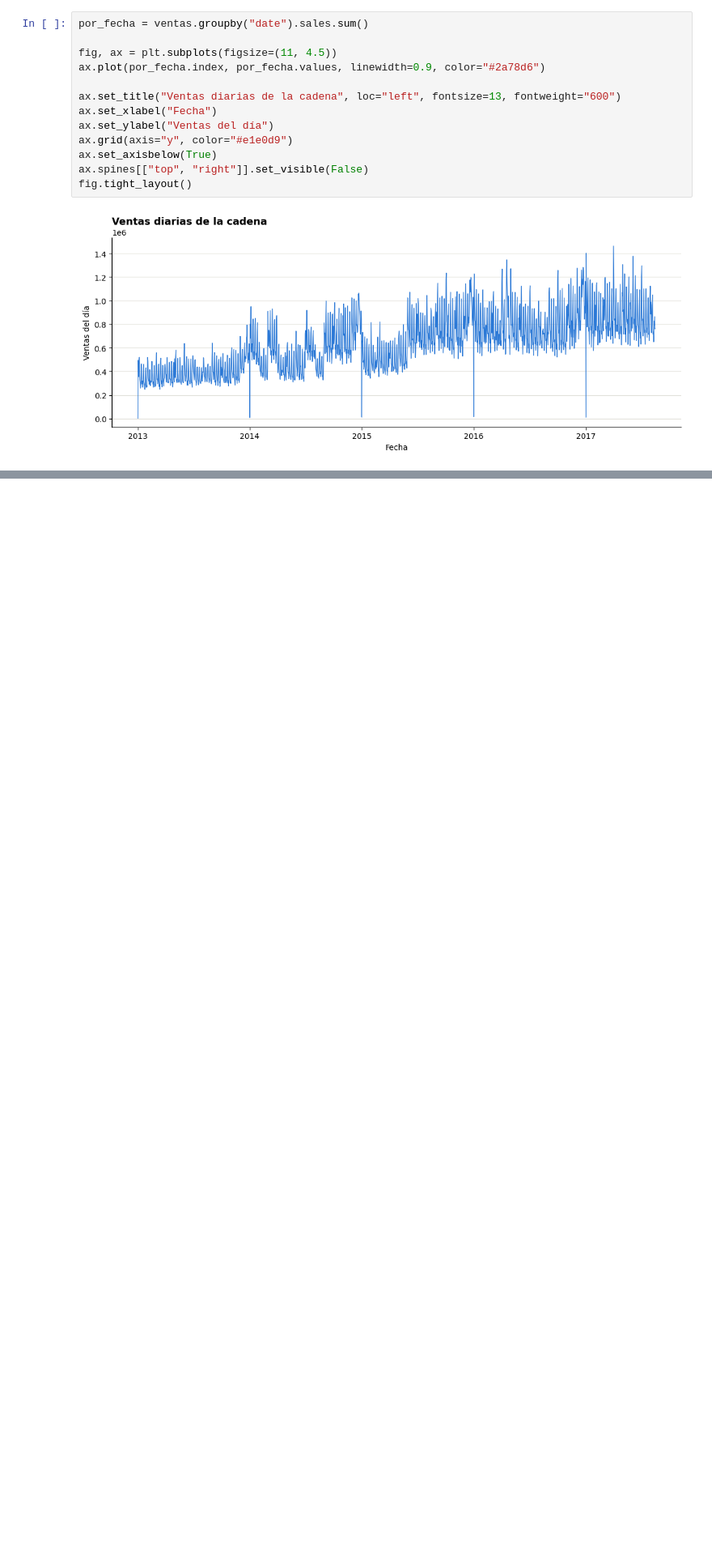
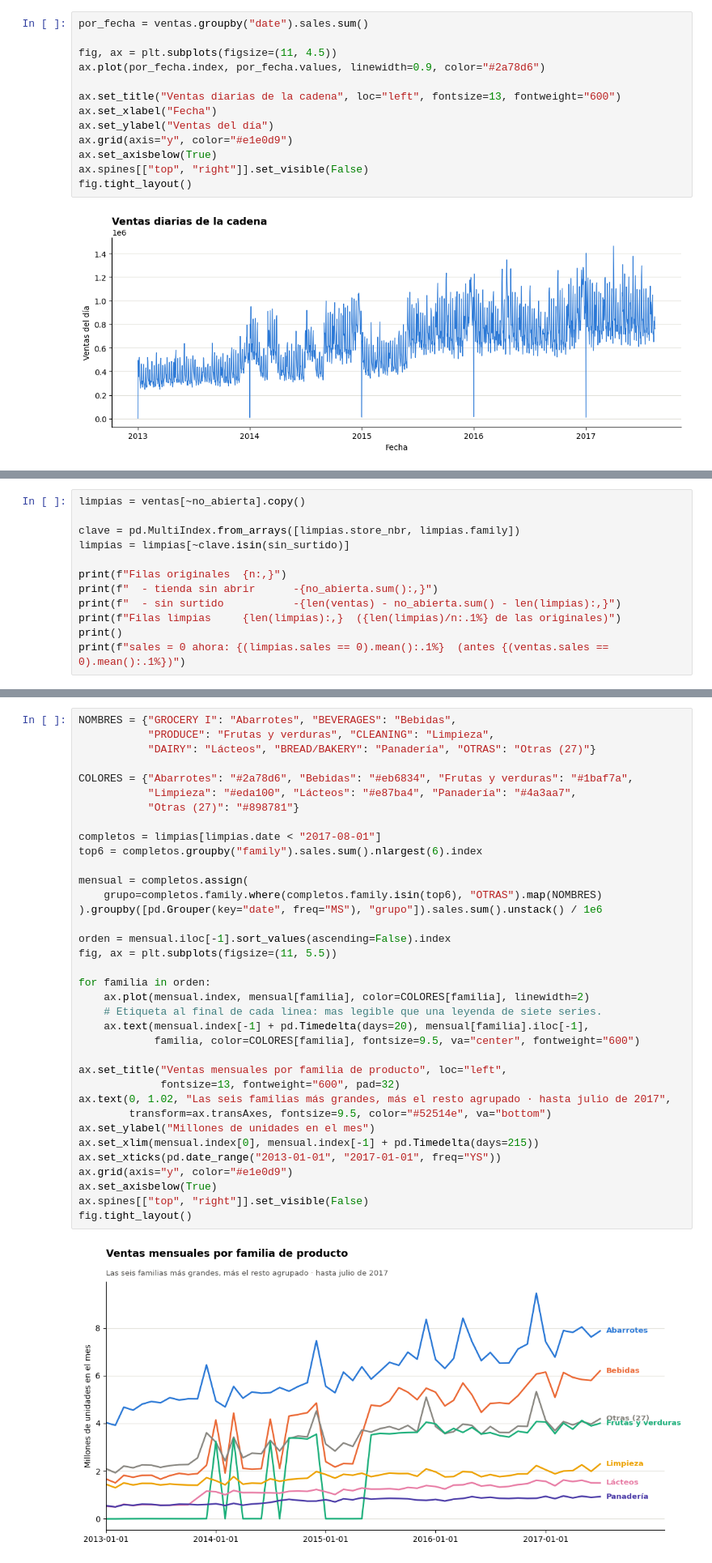
Before and after one commit to ana-laura-marin/ana-laura-marin.github.io, a Jupyter notebook: proyectos/benchmark-retail/notebooks/exploracion.ipynb, the cells around one changed output, grey strips where cells are left out. Shown at 81% size. Cells and saved outputs as stored; diff of their text form; blank space fills up the shorter version.

```diff
--- a/proyectos/benchmark-retail/notebooks/exploracion.ipynb
+++ b/proyectos/benchmark-retail/notebooks/exploracion.ipynb
@@ -95,0 +187,12 @@ fig.tight_layout()
+# %%
+limpias = ventas[~no_abierta].copy()
+
+clave = pd.MultiIndex.from_arrays([limpias.store_nbr, limpias.family])
+limpias = limpias[~clave.isin(sin_surtido)]
+
+print(f"Filas originales  {n:,}")
+print(f"  - tienda sin abrir      -{no_abierta.sum():,}")
+print(f"  - sin surtido           -{len(ventas) - no_abierta.sum() - len(limpias):,}")
+print(f"Filas limpias     {len(limpias):,}  ({len(limpias)/n:.1%} de las originales)")
+print()
+print(f"sales = 0 ahora: {(limpias.sales == 0).mean():.1%}  (antes {(ventas.sales == 0).mean():.1%})")
@@ -95,0 +214,38 @@ fig.tight_layout()
+# %%
+NOMBRES = {"GROCERY I": "Abarrotes", "BEVERAGES": "Bebidas",
+           "PRODUCE": "Frutas y verduras", "CLEANING": "Limpieza",
+           "DAIRY": "Lácteos", "BREAD/BAKERY": "Panadería", "OTRAS": "Otras (27)"}
+
+COLORES = {"Abarrotes": "#2a78d6", "Bebidas": "#eb6834", "Frutas y verduras": "#1baf7a",
+           "Limpieza": "#eda100", "Lácteos": "#e87ba4", "Panadería": "#4a3aa7",
+           "Otras (27)": "#898781"}
+
+completos = limpias[limpias.date < "2017-08-01"]
+top6 = completos.groupby("family").sales.sum().nlargest(6).index
+
+mensual = completos.assign(
+    grupo=completos.family.where(completos.family.isin(top6), "OTRAS").map(NOMBRES)
+).groupby([pd.Grouper(key="date", freq="MS"), "grupo"]).sales.sum().unstack() / 1e6
+
+orden = mensual.iloc[-1].sort_values(ascending=False).index
+fig, ax = plt.subplots(figsize=(11, 5.5))
+
+for familia in orden:
+    ax.plot(mensual.index, mensual[familia], color=COLORES[familia], linewidth=2)
+    # Etiqueta al final de cada linea: mas legible que una leyenda de siete series.
+    ax.text(mensual.index[-1] + pd.Timedelta(days=20), mensual[familia].iloc[-1],
+            familia, color=COLORES[familia], fontsize=9.5, va="center", fontweight="600")
+
+ax.set_title("Ventas mensuales por familia de producto", loc="left",
+             fontsize=13, fontweight="600", pad=32)
+ax.text(0, 1.02, "Las seis familias más grandes, más el resto agrupado · hasta julio de 2017",
+        transform=ax.transAxes, fontsize=9.5, color="#52514e", va="bottom")
+ax.set_ylabel("Millones de unidades en el mes")
+ax.set_xlim(mensual.index[0], mensual.index[-1] + pd.Timedelta(days=215))
+ax.set_xticks(pd.date_range("2013-01-01", "2017-01-01", freq="YS"))
+ax.grid(axis="y", color="#e1e0d9")
+ax.set_axisbelow(True)
+ax.spines[["top", "right"]].set_visible(False)
+fig.tight_layout()
+# %% [output]
+[figure, added]
```
Also changed, not shown: parts of 16 cells of this notebook.
